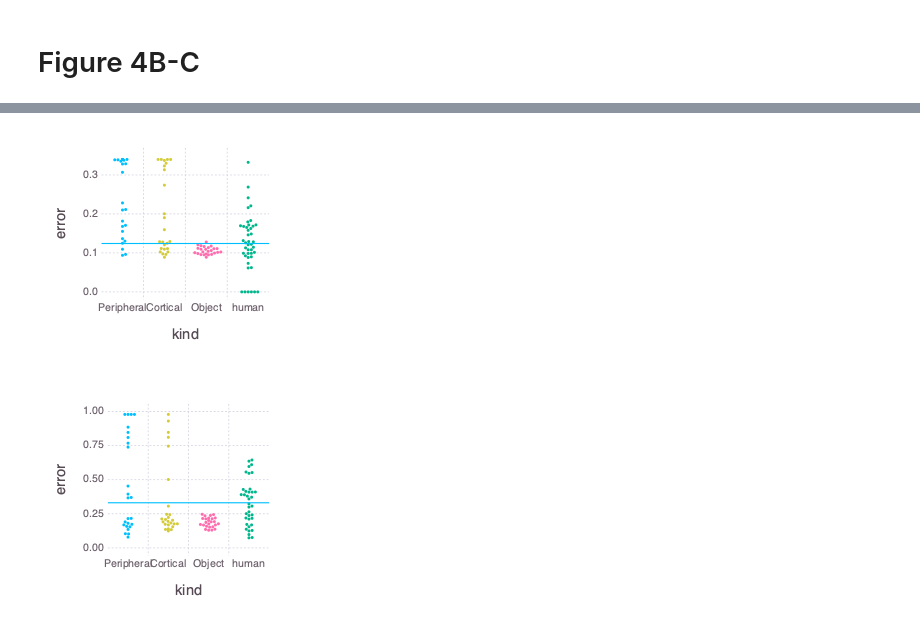
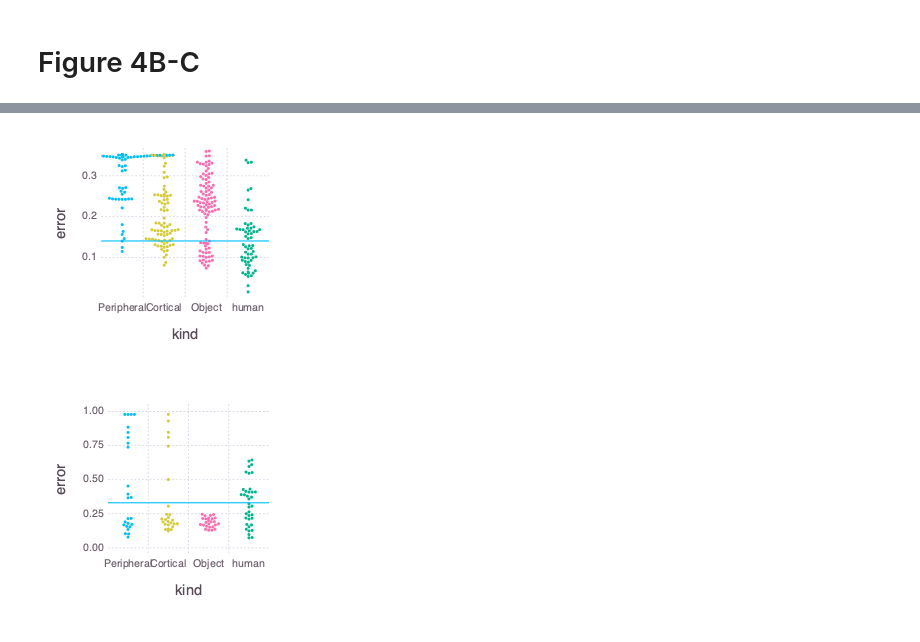
Before and after one commit to haberdashPI/bistable, a Jupyter notebook: notebooks/Figures 2-4.ipynb, the cells around one changed output, grey strips where cells are left out. Cells and saved outputs as stored; diff of their text form; code cells hidden in the pictures.

```diff
--- a/notebooks/Figures 2-4.ipynb
+++ b/notebooks/Figures 2-4.ipynb
@@ -169 +165,3 @@ mean(hstr.x1)
+# %%
+dfstr_ind = @linq dfstr_ind |> where(.!ismissing.(:error));
 # %%
@@ -477,10 +484,12 @@ dflen_mul = vcat(DataFrame(kind=dfplot.level,error=dfplot.length_error),DataFram
+# %%
+dfstr_mul = @linq dfstr_ind |> where(.!ismissing.(:error));
 # %%
-strplot = plot(dfstr_mul,y=:error,x=:kind,color=:kind,intercept=[mean(hstr.x1)],slope=[0],Geom.abline,Geom.beeswarm(padding=0.05mm),
+strplot = plot(dfstr_mul,y=:error,x=:kind,color=:kind,intercept=[mean(skipmissing(hstr.x1))],slope=[0],Geom.abline,Geom.beeswarm(padding=0.05mm),
     Coord.cartesian(ymax=0.35),Theme(key_position=:none,point_size=0.4mm),Guide.xticks(orientation=:horizontal))
 draw(PNG(2.6inch,2.5inch),strplot)
-draw(PDF(joinpath(plotdir,"fig4C.pdf"),3.2inch,2.5inch),strplot)
+draw(PDF(joinpath(plotdir,"fig4C.pdf"),3.6inch,2inch),strplot)
 # %% [output]
-[figure, old version]
+[figure, new version]
 # %%
 strplot = plot(dflen_mul,y=:error,x=:kind,color=:kind,intercept=[mean(hlen.x1)],slope=[0],Geom.abline,
     Geom.beeswarm(padding=0.05mm),Theme(key_position=:none,point_size=0.4mm),Guide.xticks(orientation=:horizontal))
```
Also changed, not shown: parts of 14 cells of this notebook, 9 other files.
